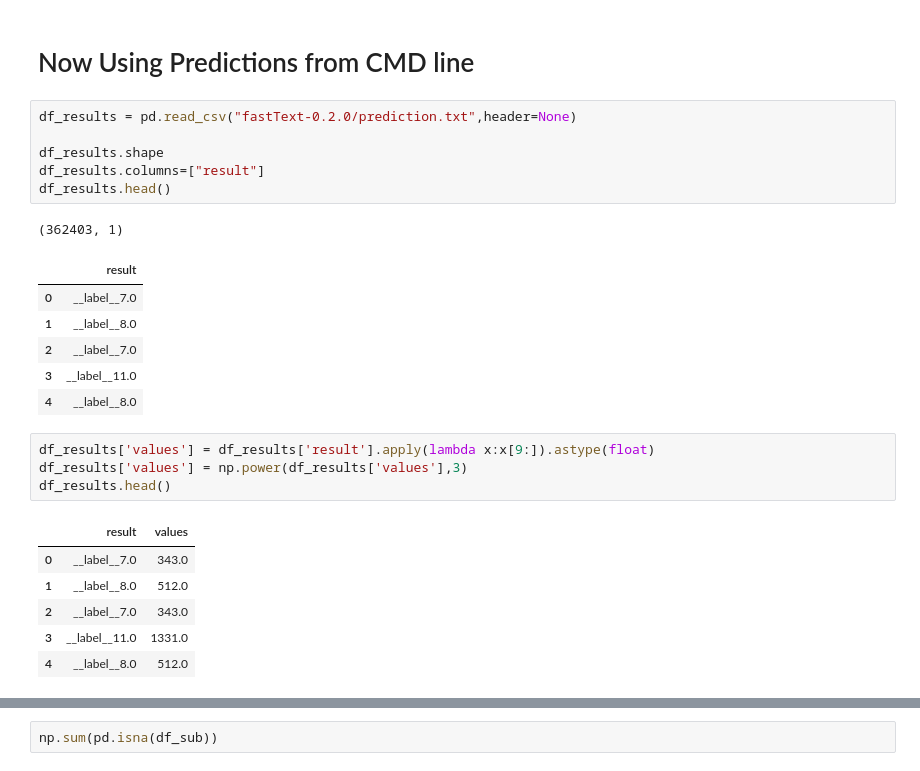
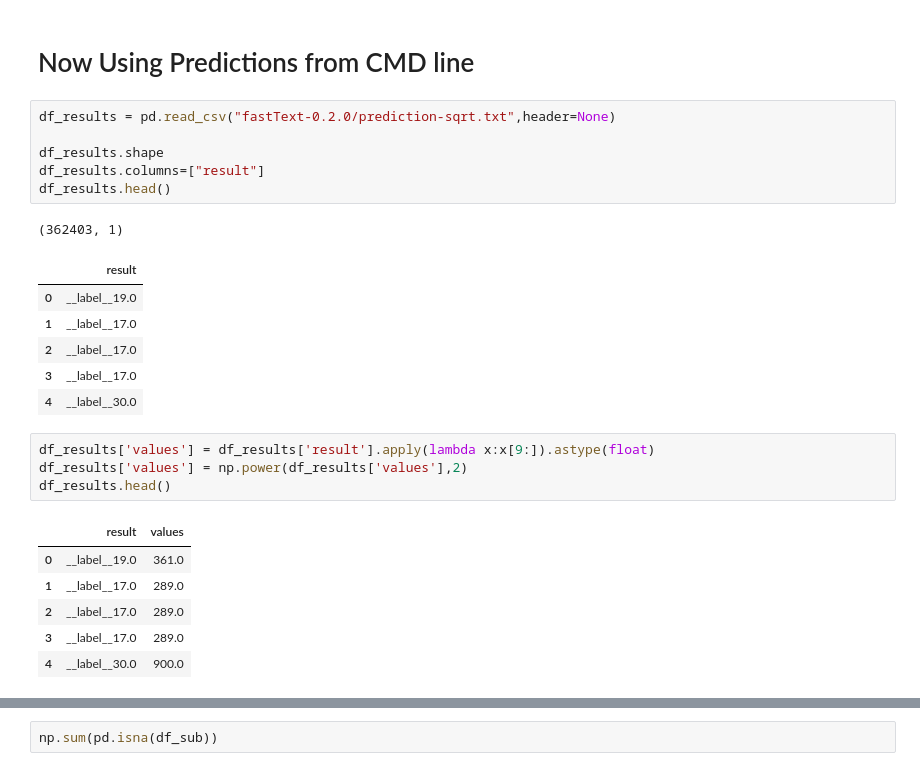
Before and after one commit to faizanahemad/ML_hackathon_2019, a Jupyter notebook: Fasttext-Cmd-Filemaker.ipynb, the cells around one changed output, grey strips where cells are left out. Cells and saved outputs as stored; diff of their text form.

```diff
--- a/Fasttext-Cmd-Filemaker.ipynb
+++ b/Fasttext-Cmd-Filemaker.ipynb
@@ -189,7 +189,7 @@ df_test[['text']].to_csv("fastText-0.2.0/test.txt",header=False,index=False)
 # %% [markdown]
 # Now Using Predictions from CMD line
 # %%
-df_results = pd.read_csv("fastText-0.2.0/prediction.txt",header=None)
+df_results = pd.read_csv("fastText-0.2.0/prediction-sqrt.txt",header=None)
 
 df_results.shape
 df_results.columns=["result"]
@@ -197,22 +197,22 @@ df_results.head()
 # %% [output]
 (362403, 1)
 |  | result |
-| 0 | __label__7.0 |
-| 1 | __label__8.0 |
-| 2 | __label__7.0 |
-| 3 | __label__11.0 |
-| 4 | __label__8.0 |
+| 0 | __label__19.0 |
+| 1 | __label__17.0 |
+| 2 | __label__17.0 |
+| 3 | __label__17.0 |
+| 4 | __label__30.0 |
 # %%
 df_results['values'] = df_results['result'].apply(lambda x:x[9:]).astype(float)
-df_results['values'] = np.power(df_results['values'],3)
+df_results['values'] = np.power(df_results['values'],2)
 df_results.head()
 # %% [output]
 |  | result | values |
-| 0 | __label__7.0 | 343.0 |
-| 1 | __label__8.0 | 512.0 |
-| 2 | __label__7.0 | 343.0 |
-| 3 | __label__11.0 | 1331.0 |
-| 4 | __label__8.0 | 512.0 |
+| 0 | __label__19.0 | 361.0 |
+| 1 | __label__17.0 | 289.0 |
+| 2 | __label__17.0 | 289.0 |
+| 3 | __label__17.0 | 289.0 |
+| 4 | __label__30.0 | 900.0 |
 # %%
 df_sub = df_test[['ID']]
 df_sub['PRICE'] = df_results['values']
```
Also changed, not shown: parts of 6 cells of this notebook, 2 other files.
